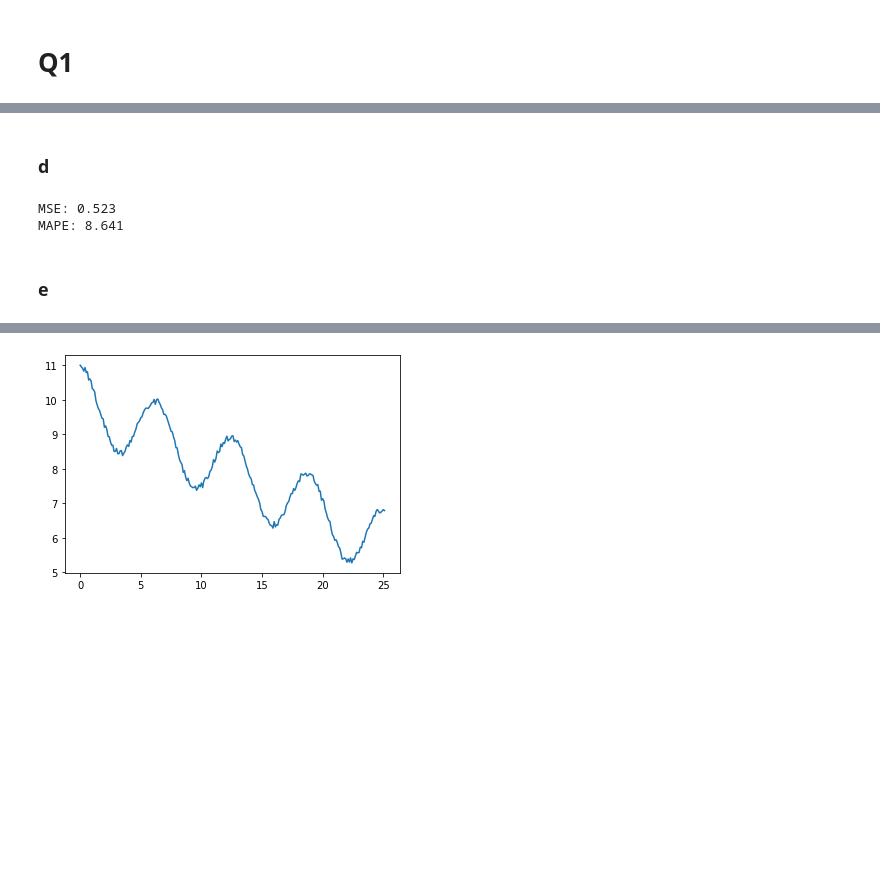
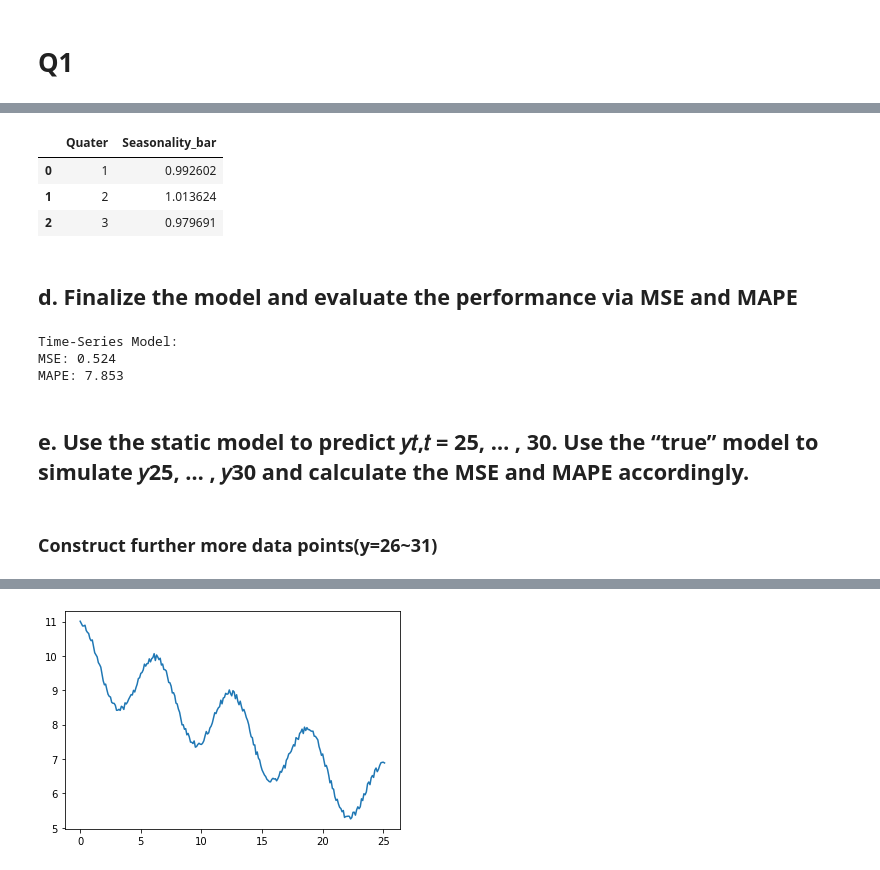
Before and after one commit to R64825/2021-TSA-Assignment-NTUIIE, a Jupyter notebook: Homework #2/R09546042_TSA_HW_02.ipynb, the cells around one changed output, grey strips where cells are left out. Saved outputs shown, nothing was run; the diff lists cells and outputs as text; code cells hidden in the pictures; blank space fills up the shorter version.

```diff
--- a/Homework #2/R09546042_TSA_HW_02.ipynb
+++ b/Homework #2/R09546042_TSA_HW_02.ipynb
@@ -112,19 +122,31 @@ df_deseasonalization
-# %% [markdown]
-### d
+# %%
+df_seasonality
+# %% [output]
+|  | Quater | Seasonality_bar |
+| 0 | 1 | 0.992602 |
+| 1 | 2 | 1.013624 |
+| 2 | 3 | 0.979691 |
+# %% [markdown]
+## d. Finalize the model and evaluate the performance via MSE and MAPE
 # %%
+# calulate Forecast, Error, Error_Squre, MSE, MAPE
 df_deseasonalization.loc[:, 'Forecast'] =  (reg.predict(np.asarray(df_deseasonalization.loc[:, 'Period']).reshape(-1,1)) * df_deseasonalization.loc[:, 'Seasonality_bar'])
 df_deseasonalization.loc[:, 'Error'] =  (df_deseasonalization.loc[:, 'Demand']-df_deseasonalization.loc[:, 'Forecast'])
 df_deseasonalization.loc[:, 'Error_Squre'] =  (df_deseasonalization.loc[:, 'Error']*df_deseasonalization.loc[:, 'Error'])
 MSE = df_deseasonalization['Error_Squre'].sum()/len(df_deseasonalization)
 MAPE = ((abs(df_deseasonalization.loc[:, 'Error']) / abs(df_deseasonalization.loc[:, 'Demand'])).sum())*100/len(df_deseasonalization)
 
+print("Time-Series Model:")
 print("MSE:",MSE.round(3))
 print("MAPE:",MAPE.round(3))
 # %% [output]
-MSE: 0.523
-MAPE: 8.641
+Time-Series Model:
+MSE: 0.524
+MAPE: 7.853
-# %% [markdown]
-### e
+# %% [markdown]
+## e. Use the static model to predict 𝑦𝑡,𝑡 = 25, … , 30. Use the “true” model to simulate 𝑦25, … , 𝑦30 and calculate the MSE and MAPE accordingly.
+# %% [markdown]
+### Construct further more data points(y=26~31)
 # %%
 x = np.arange(26.0,10*np.pi,0.1)
 y = 10+np.cos(x)-x/6
```
Also changed, not shown: parts of 32 cells of this notebook, 1 other file.
